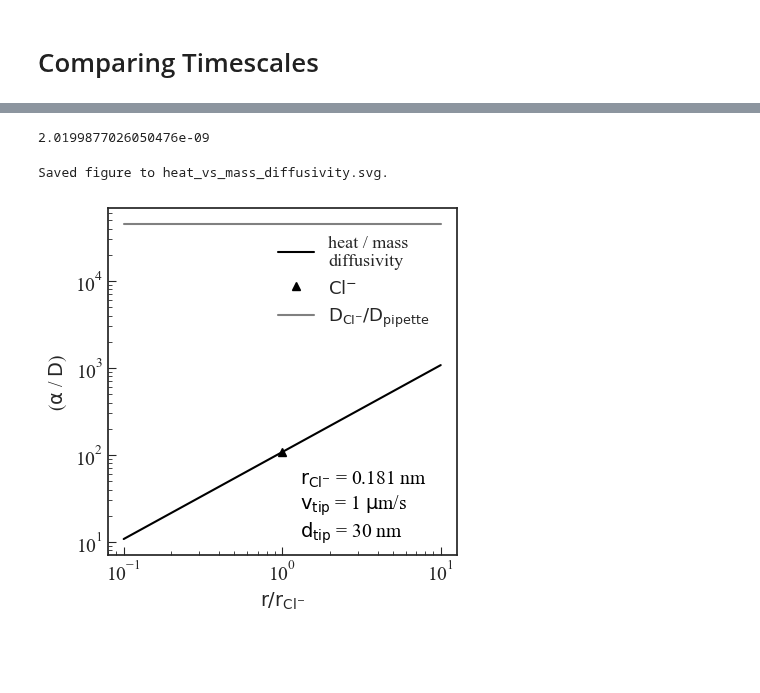
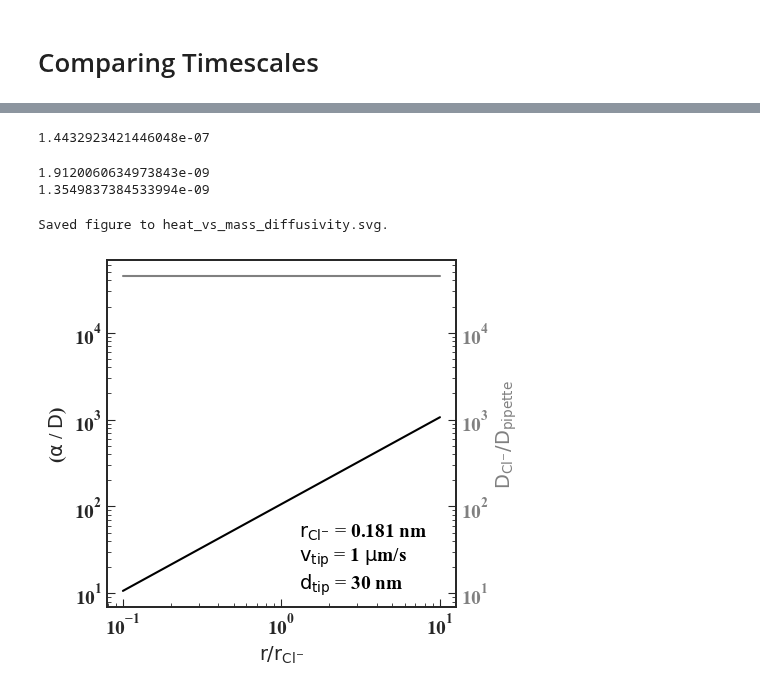
Before and after one commit to martinholub/sicm, a Jupyter notebook: notebooks/model.ipynb, the cells around one changed output, grey strips where cells are left out. Drawn from its saved outputs; the diff is of its cells as text; code cells hidden in the pictures; blank space fills up the shorter version.

Commit message:
Fixing theory figures
- adapted fiting and derivation in Conductivity class
- Added second parameter to plot_geenric (simplistic)
- Show also some comsol data

```diff
--- a/notebooks/model.ipynb
+++ b/notebooks/model.ipynb
@@ -411,12 +432,12 @@ dict_keys(['Current_vs_T_0'])
 Number of datapoints = (1551, 2)
 # %%
 U = 0.1
-r_tip = 15e-9
-alpha = 4.3
+r_tip = 14.75e-9
+alpha = 4.75
 c0 = 0.25
 
 tc = TestCurrent(U, r_tip, alpha)
-Ts = np.arange(298.15, 363.15)
+Ts = np.arange(298.15, 363.15, 5)
 
 add_data = {
     "x": [result["Current_vs_T_0"][:, 0]],
@@ -424,14 +445,16 @@ add_data = {
     "leg": ["experiment"]
 }
 
-txt = r"$\rm{r_{tip}}$ = " + "{:.1f} nm".format(r_tip * 1e9)
+txt = r"$\rm{r_{tip}}$ = " + "{:.2f} nm".format(r_tip * 1e9)
 txt += "\n" + "U = {:.0f} mV".format(U * 1e3)
-txt += "\n" + r"$\rm{\alpha}$ = " + r"{:.1f}$\degree$".format(alpha)
+txt += "\n" + r"$\rm{\alpha}$ = " + r"{:.2f}$\degree$".format(alpha)
 txt += "\n" + "c = {:.0f} mM".format(c0 * 1e3)
 
-fname = os.path.join(datadir, exp_name + ".png")
+fname = os.path.join(datadir, exp_name + ".svg")
+
+fmts = ["sk", ":k"]
 
 tc.plot_current(Ts, c0 = c0, add_data = add_data,
-                text = txt, text_loc = (0.65, 0.05),
-               fname = fname)
+                text = txt, text_loc = (0.6, 0.05),
+                fname = fname, fmts = fmts)
 # %% [output]
@@ -457,3 +529,7 @@ from sicm import io
+# %%
+heat_diffusivity()
+# %% [output]
+1.4432923421446048e-07
 # %%
 def heat_diffusivity():
     """Calculates heat diffusivity of water at RT
@@ -483,11 +559,13 @@ def heat_diffusivity():
 
 
     """
-    k = 0.6089 # at 26.85 C
-    rho = 997.0479 # at 25 C
-    cp = 4180 # at 25 C
+    #     k = 0.6089 # at 26.85 C
+    #     rho = 997.0479 # at 25 C
+    #     cp = 4180 # at 25 C
 
-    alpha = k / (cp * rho)
+    #     alpha = k / (cp * rho)
+    cdn = Conductivity()
+    alpha = cdn.thermal_diffusivity(298.15)
     return alpha
 
 def mass_diffusivity(r = 181e-12, T = 298.15):
@@ -509,51 +587,51 @@ def mass_diffusivity(r = 181e-12, T = 298.15):
     nu = 2.414e-5 * (10 ** (247.8 / (T - 140.))) # kg/(m.s)=Pa.s
     D = (k_b * T) / (6 * np.pi * nu * r)
     return D
-# %%
-# More elaborate way how to get diffusivity,
-# but does not incorporate effect of radius
-cond = Conductivity()
-DCl = cond.DCl(cond.T0)
-DCl
-# %% [output]
-2.0199877026050476e-09
+# %%
+cdn = Conductivity()
+print(cdn.DCl(cdn.T0))
+print(mass_diffusivity(181e-12))
+# %% [output]
+1.9120060634973843e-09
+1.3549837384533994e-09
 # %%
 # Pipette movement timescale
 D_pm = ((1e-6) / 1) * 30e-9
 # %%
 cl_ion_rad = 181e-12
 rs = np.logspace(-1, 1, 50) * cl_ion_rad
 
 x = [rs / cl_ion_rad]
 y = [heat_diffusivity() / mass_diffusivity(rs)]
 
+legs = []
 x_lab = [r"$\rm{r/r_{Cl^{-}}}$"]
 y_lab = [r"($\rm{\alpha}}$ / $\rm{D}$)"]
 fmts = ["-k"]
-legs = ["heat / mass diffusivity"]
+# legs += ["heat / mass diffusivity"]
 
 # For chloride ion
-y += [heat_diffusivity() / mass_diffusivity(cl_ion_rad)]
-x += [1]
-fmts += ["^k"]
-legs += [r"$\rm{Cl^{-}}$"]
+# y += [heat_diffusivity() / mass_diffusivity(cl_ion_rad)]
+# x += [1]
+# fmts += ["^k"]
+# # legs += [r"$\rm{Cl^{-}}$"]
 
 # For moving pipette
 x += [rs / cl_ion_rad]
 y += [mass_diffusivity(np.asarray([cl_ion_rad] * len(rs))) / D_pm]
 fmts += ["-gray"]
-legs += [r"$\rm{D_{Cl^{-}}/D_{pipette}}$"]
-# y_lab[0] += " ; " + r"(D / $\rm{D_{pipette}^{'}}$)"
+# legs += [r"$\rm{D_{Cl^{-}}/D_{pipette}}$"]
+y_lab += [r"$\rm{D_{Cl^{-}}/D_{pipette}}$"]
 
 txt = r"$\rm{r_{Cl^{-}}}$ = 0.181 nm"
 txt += "\n" + r"$\rm{v_{tip}}$ = 1 $\rm{\mu}$m/s"
 txt += "\n" + r"$\rm{d_{tip}}$ = 30 nm"
 
 fname = "heat_vs_mass_diffusivity.svg"
 
 plots.plot_generic(x, y, x_lab, y_lab, legs, fmts = fmts,
                   scale = "loglog", ticks = True, fname = fname,
-                  text = txt, text_loc = (0.55, 0.05))
+                  text = txt, text_loc = (0.55, 0.05), second = True)
 # %% [output]
 Saved figure to heat_vs_mass_diffusivity.svg.
-[figure, old version]
+[figure, new version]
```
Also changed, not shown: parts of 12 cells of this notebook, 3 other files.
